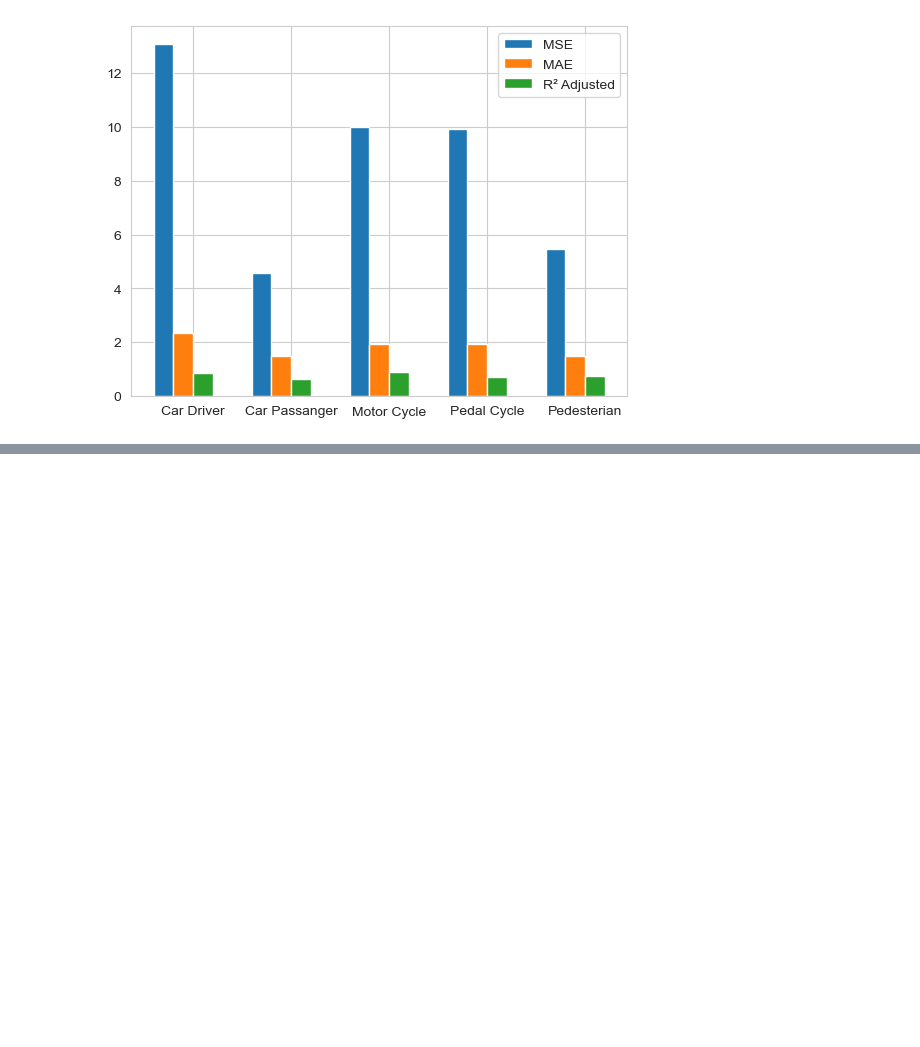
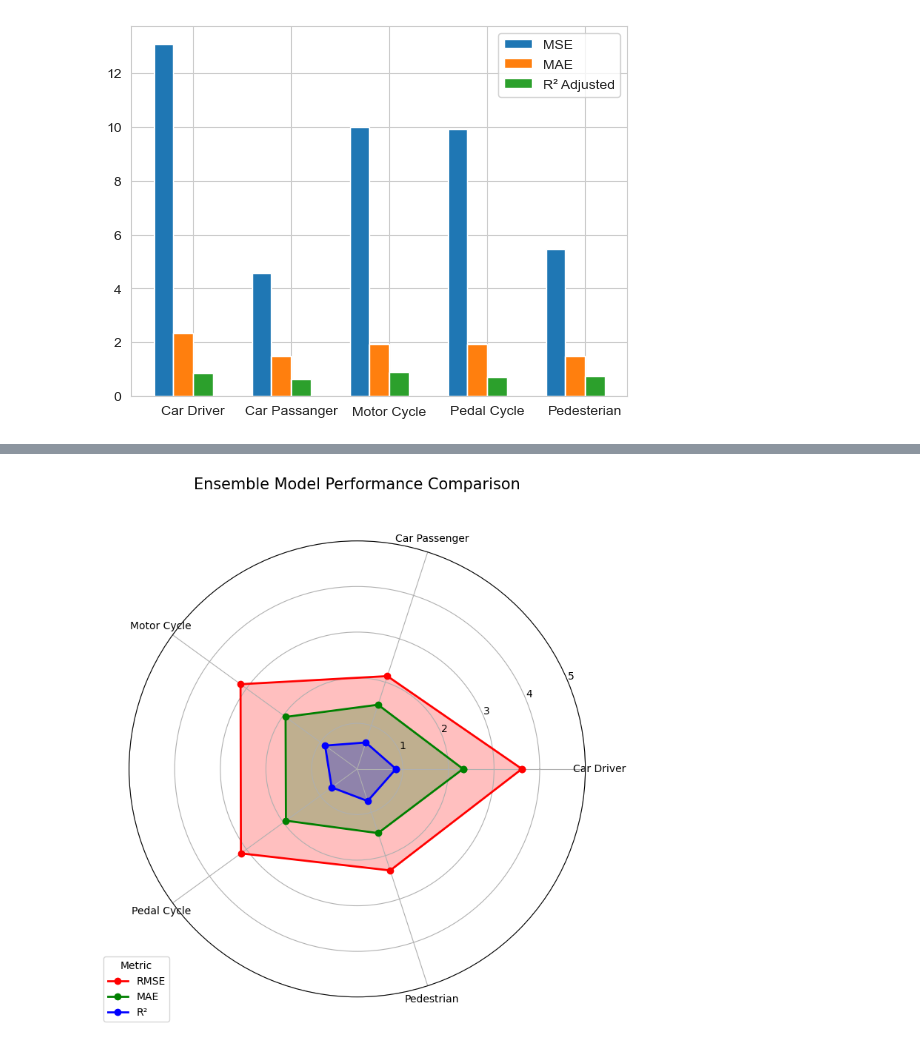
Before and after one commit to mraminamiri/National_Accident, a Jupyter notebook: ensemble regression.ipynb, the cells around one changed output, grey strips where cells are left out. Saved outputs shown, nothing was run; the diff lists cells and outputs as text; code cells hidden in the pictures; blank space fills up the shorter version.

```diff
--- a/ensemble regression.ipynb
+++ b/ensemble regression.ipynb
@@ -1062,39 +1062,41 @@ import matplotlib.pyplot as plt
 import numpy as np
 
 # مقادیر MSE، MAE و R² برای هر پنج مدل
-mse_values = [13.09, 4.58, 9.99, 9.93, 5.48]
-mae_values = [2.32, 1.48, 1.94, 1.93, 1.48]
-r2_values = [0.85, 0.61, 0.87, 0.69, 0.74]
+Rmse_values = [3.61, 2.14 , 3.16, 3.15 , 2.34]
+mae_values = [2.32, 1.48 , 1.94, 1.93 , 1.48]
+r2_values = [0.85,0.61 ,0.87 ,0.69  ,0.74 ]
 
 # نام مدل‌ها
 labels = ['Car Driver', 'Car Passenger', 'Motor Cycle', 'Pedal Cycle', 'Pedestrian']
 
 # ترکیب داده‌ها در یک آرایه
-data = np.array([mse_values, mae_values, r2_values])
+data = np.array([Rmse_values, mae_values, r2_values])
 
 # تعداد متغیرها
 num_vars = data.shape[1]
 
 # تقسیم دایره به بخش‌های مساوی
 angles = np.linspace(0, 2 * np.pi, num_vars, endpoint=False).tolist()
 angles += angles[:1]  # بستن دایره
 
 fig, ax = plt.subplots(figsize=(8, 8), subplot_kw=dict(polar=True))
 
 # رنگ‌ها برای هر معیار
 colors = ['red', 'green', 'blue']
-labels_metric = ['MSE', 'MAE', 'R²']
+labels_metric = ['RMSE', 'MAE', 'R²']
 
 for idx, (data_slice, color, label) in enumerate(zip(data, colors, labels_metric)):
     data_slice = np.concatenate([data_slice, [data_slice[0]]])  # بستن دایره
     ax.plot(angles, data_slice, 'o-', linewidth=2, label=label, color=color)
     ax.fill(angles, data_slice, alpha=0.25, color=color)
 
 ax.set_xticks(angles[:-1])  # تنظیم موقعیت برچسب‌ها
 ax.set_xticklabels(labels)
 ax.set_yticks([1, 2, 3, 4, 5])  # تنظیم مقیاس محور y
 ax.set_yticklabels(['1', '2', '3', '4', '5'])
 
-plt.title('Xgboost Model Performance Comparison', size=15, color='black', y=1.1)
+plt.title('Ensemble Model Performance Comparison', size=15, color='black', y=1.1)
 plt.legend(title='Metric', loc='upper right', bbox_to_anchor=(0.1, 0.1))
 plt.show()
+# %% [output]
+[figure, added]
```
Also changed, not shown: parts of 6 cells of this notebook.
